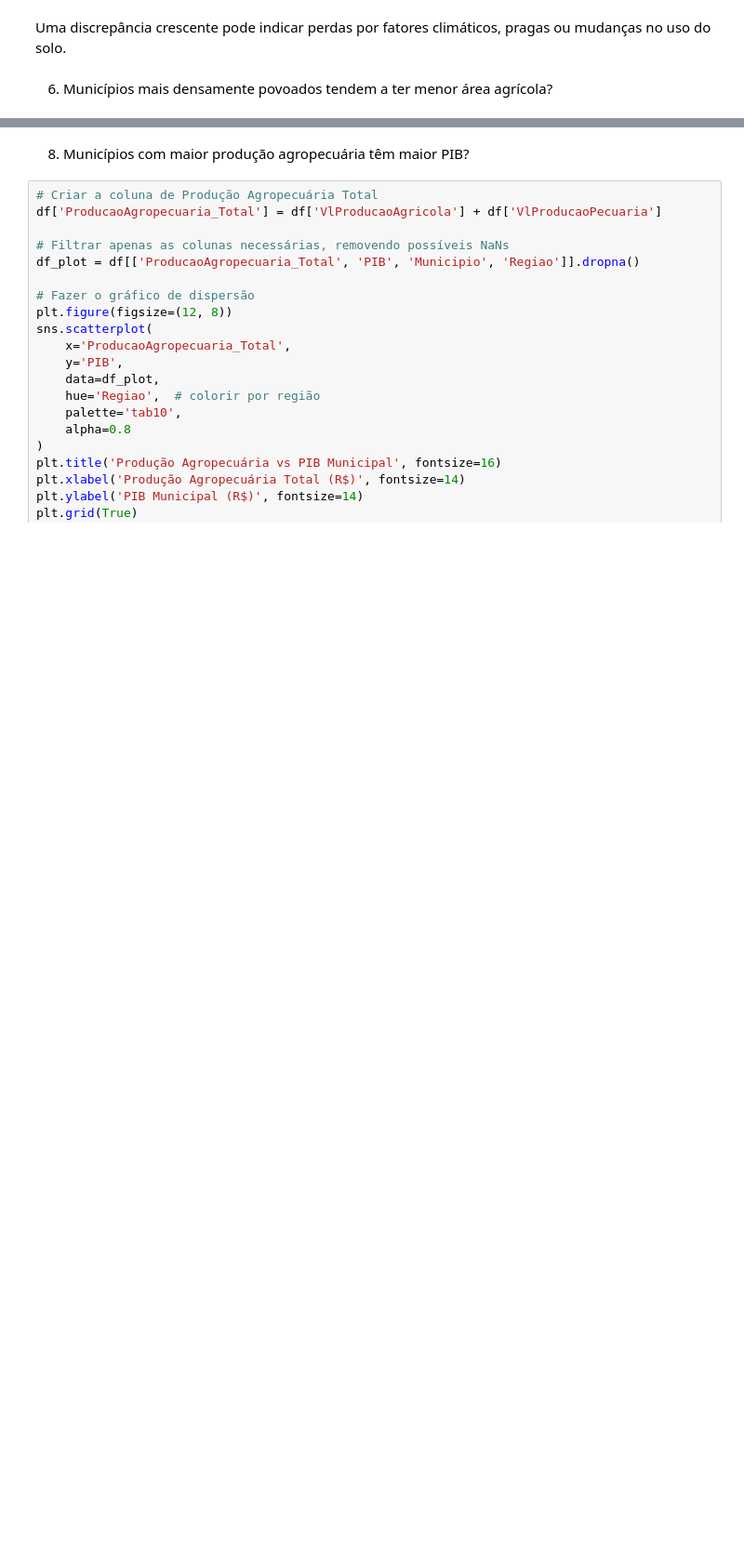
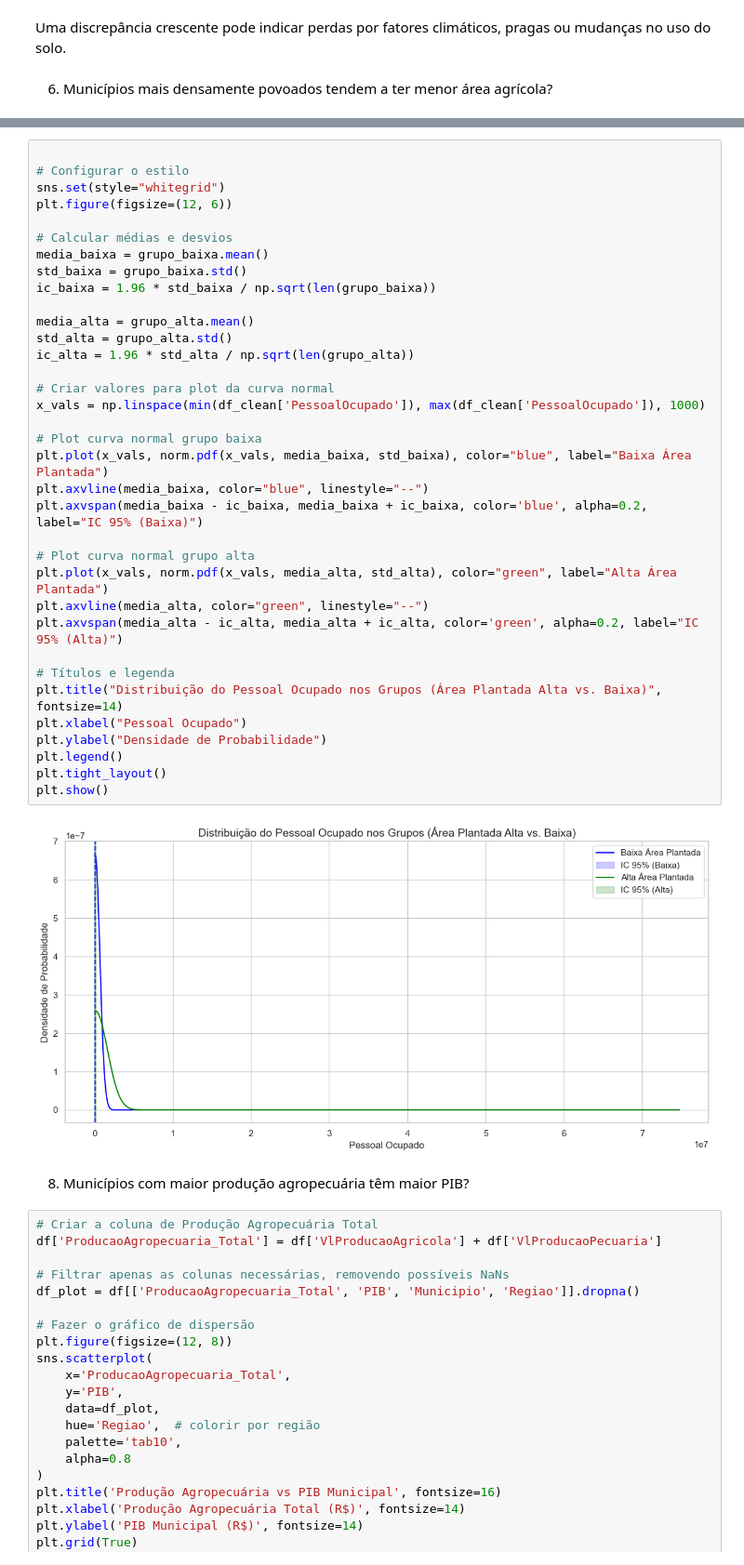
Before and after one commit to anaC-Fernandes/ProjetoDados, a Jupyter notebook: Notebooks/Dataset_Agro.ipynb, the cells around one changed output, grey strips where cells are left out. Shown at 93% size. Drawn from its saved outputs; the diff is of its cells as text; blank space fills up the shorter version.

```diff
--- a/Notebooks/Dataset_Agro.ipynb
+++ b/Notebooks/Dataset_Agro.ipynb
@@ -255,3 +244,40 @@ Correlação entre Produção Agrícola e Pessoal Ocupado: 0.01
+# %%
+
+# Configurar o estilo
+sns.set(style="whitegrid")
+plt.figure(figsize=(12, 6))
+
+# Calcular médias e desvios
+media_baixa = grupo_baixa.mean()
+std_baixa = grupo_baixa.std()
+ic_baixa = 1.96 * std_baixa / np.sqrt(len(grupo_baixa))
+
+media_alta = grupo_alta.mean()
+std_alta = grupo_alta.std()
+ic_alta = 1.96 * std_alta / np.sqrt(len(grupo_alta))
+
+# Criar valores para plot da curva normal
+x_vals = np.linspace(min(df_clean['PessoalOcupado']), max(df_clean['PessoalOcupado']), 1000)
+
+# Plot curva normal grupo baixa
+plt.plot(x_vals, norm.pdf(x_vals, media_baixa, std_baixa), color="blue", label="Baixa Área Plantada")
+plt.axvline(media_baixa, color="blue", linestyle="--")
+plt.axvspan(media_baixa - ic_baixa, media_baixa + ic_baixa, color='blue', alpha=0.2, label="IC 95% (Baixa)")
+
+# Plot curva normal grupo alta
+plt.plot(x_vals, norm.pdf(x_vals, media_alta, std_alta), color="green", label="Alta Área Plantada")
+plt.axvline(media_alta, color="green", linestyle="--")
+plt.axvspan(media_alta - ic_alta, media_alta + ic_alta, color='green', alpha=0.2, label="IC 95% (Alta)")
+
+# Títulos e legenda
+plt.title("Distribuição do Pessoal Ocupado nos Grupos (Área Plantada Alta vs. Baixa)", fontsize=14)
+plt.xlabel("Pessoal Ocupado")
+plt.ylabel("Densidade de Probabilidade")
+plt.legend()
+plt.tight_layout()
+plt.show()
+# %% [output]
+[figure, added]
 # %% [markdown]
 8. Municípios com maior produção agropecuária têm maior PIB?
 # %%
```
Also changed, not shown: parts of 9 cells of this notebook.
